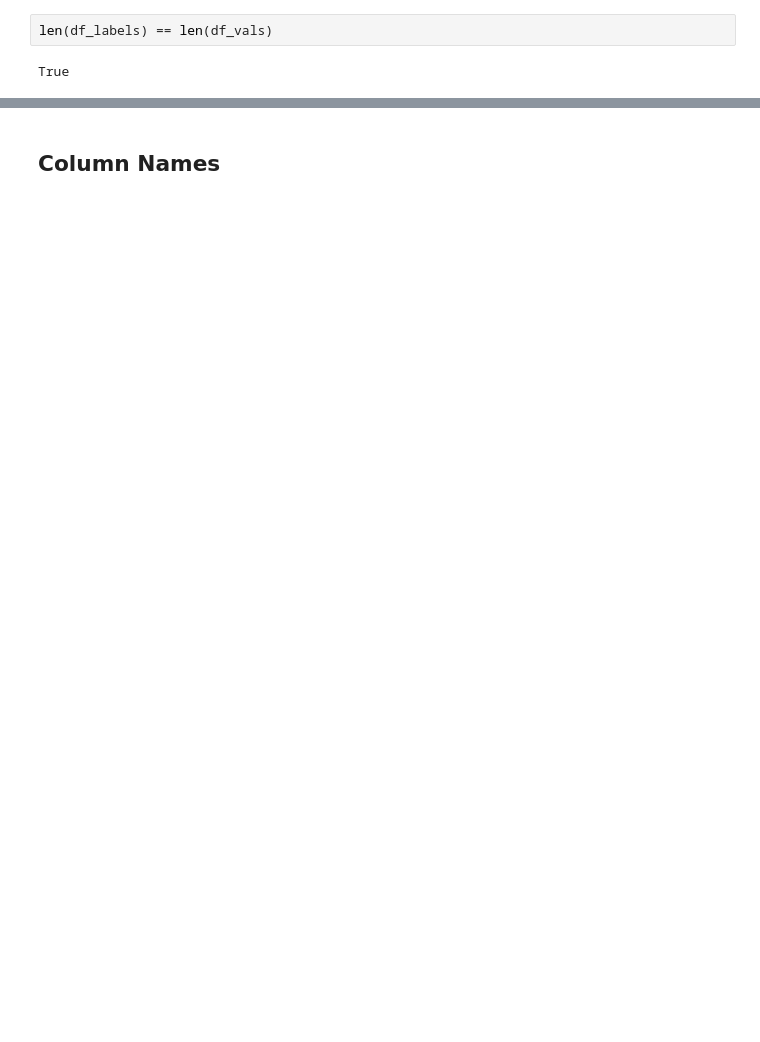
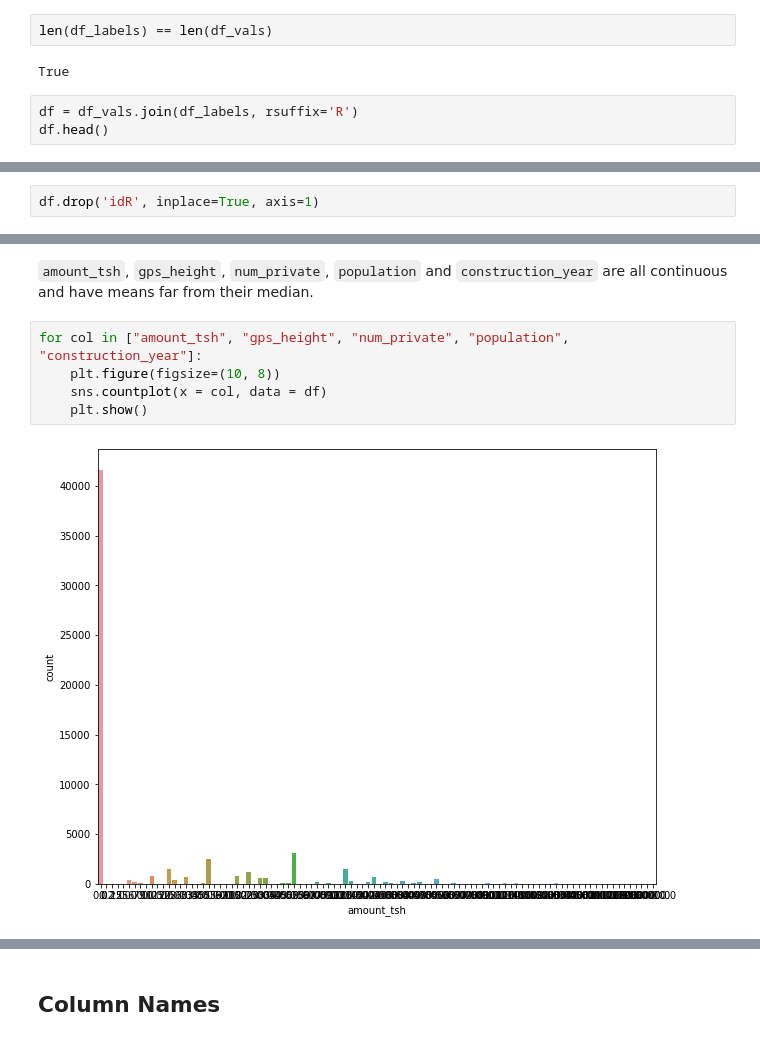
Before and after one commit to stevenzych/tanzanian_wells, a Jupyter notebook: notebooks/cleaning_notebook.ipynb, the cells around one changed output, grey strips where cells are left out. Saved outputs shown, nothing was run; the diff lists cells and outputs as text; blank space fills up the shorter version.

```diff
--- a/notebooks/cleaning_notebook.ipynb
+++ b/notebooks/cleaning_notebook.ipynb
@@ -38,3 +24,6 @@ df_labels.head()
 len(df_labels) == len(df_vals)
 # %% [output]
 True
+# %%
+df = df_vals.join(df_labels, rsuffix='R')
+df.head()
@@ -40,0 +41,2 @@ True
+# %%
+df.drop('idR', inplace=True, axis=1)
@@ -40,0 +57,9 @@ True
+# %% [markdown]
+`amount_tsh`, `gps_height`, `num_private`, `population` and `construction_year` are all continuous and have means far from their median.
+# %%
+for col in ["amount_tsh", "gps_height", "num_private", "population", "construction_year"]:
+    plt.figure(figsize=(10, 8))
+    sns.countplot(x = col, data = df)
+    plt.show()
+# %% [output]
+[figure, added]
```
Also changed, not shown: parts of 44 cells of this notebook, 3 other files.
